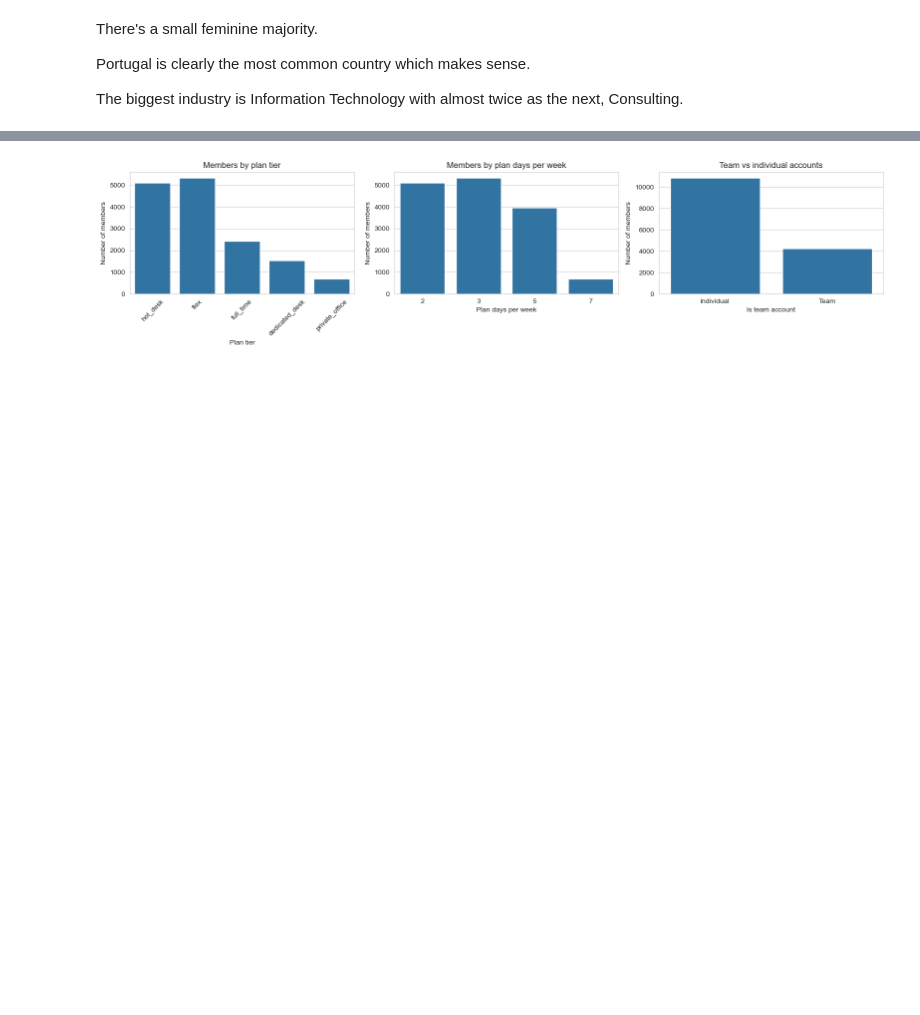
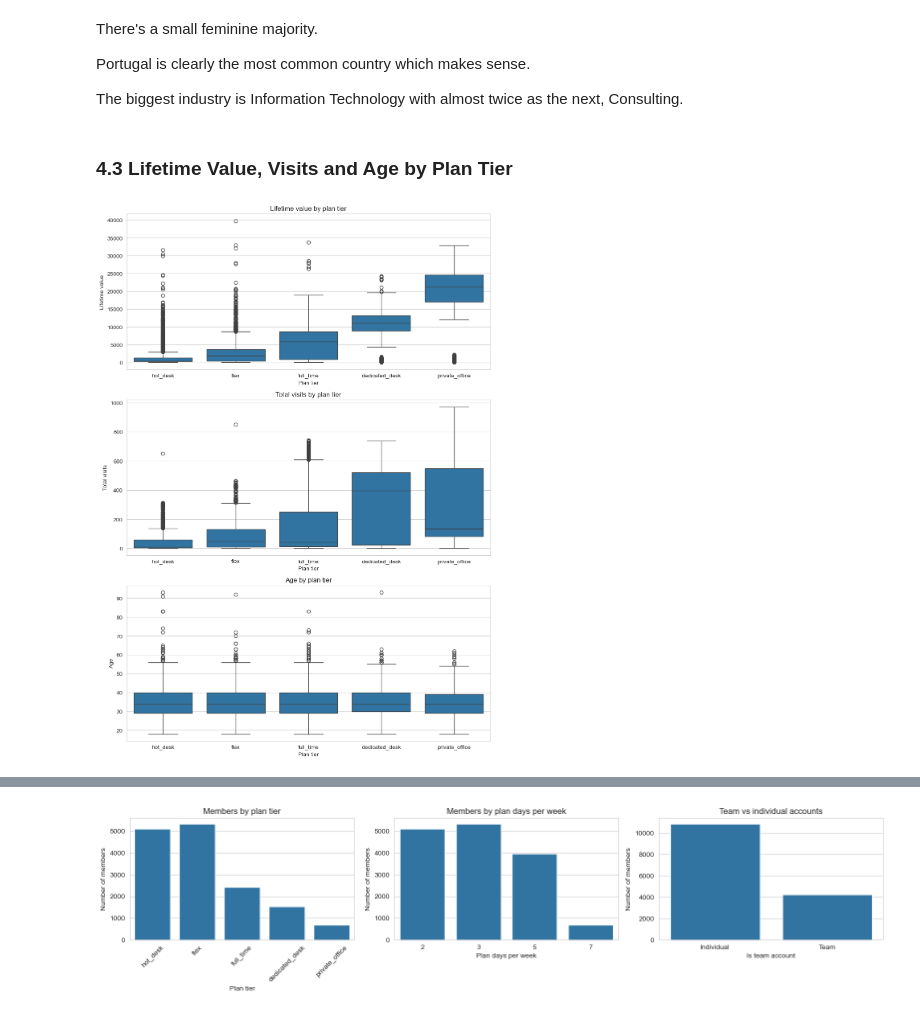
Before and after one commit to matirribeiro/DM_Group27, a Jupyter notebook: notebooks/drafts/eda_maria.ipynb, the cells around one changed output, grey strips where cells are left out. Drawn from its saved outputs; the diff is of its cells as text; code cells hidden in the pictures; blank space fills up the shorter version.

```diff
--- a/notebooks/drafts/eda_maria.ipynb
+++ b/notebooks/drafts/eda_maria.ipynb
@@ -144,3 +144,20 @@ There's a small feminine majority.
 Portugal is clearly the most common country which makes sense.
 
 The biggest industry is Information Technology with almost twice as the next, Consulting.
+# %% [markdown]
+### 4.3 Lifetime Value, Visits and Age by Plan Tier
+# %%
+fig, axes = plt.subplots(3, 1, figsize=(10, 14))
+
+for ax, col, label in zip(axes,
+                          ["lifetime_value", "total_visits", "age"],
+                          ["Lifetime value", "Total visits", "Age"]):
+    sns.boxplot(data=df, x="plan_tier", y=col, order=p_order, ax=ax)
+    ax.set_title(f"{label} by plan tier")
+    ax.set_xlabel("Plan tier")
+    ax.set_ylabel(label)
+
+plt.tight_layout()
+plt.show()
+# %% [output]
+[figure, added]
```
Also changed, not shown: parts of 27 cells of this notebook.
